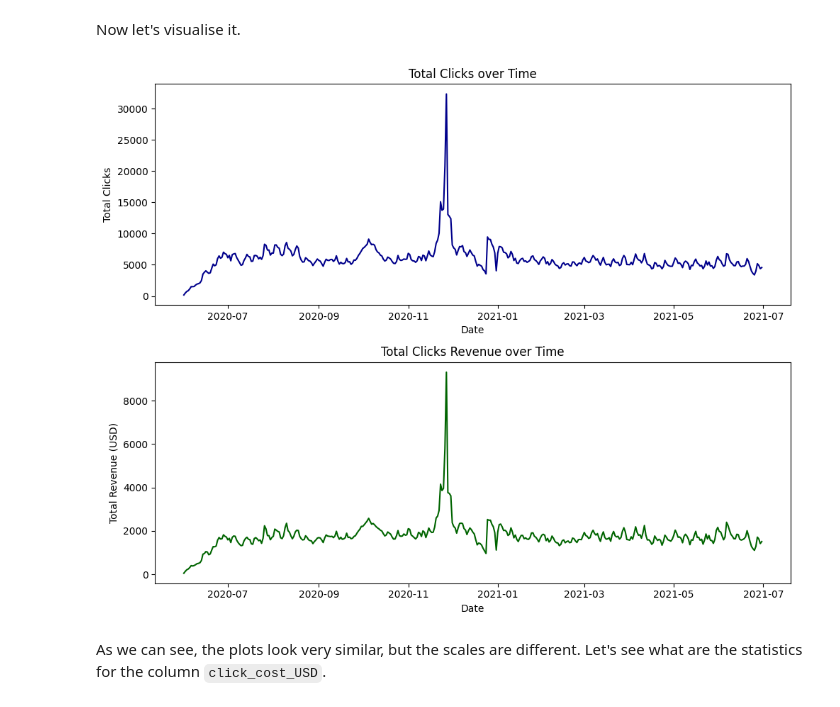
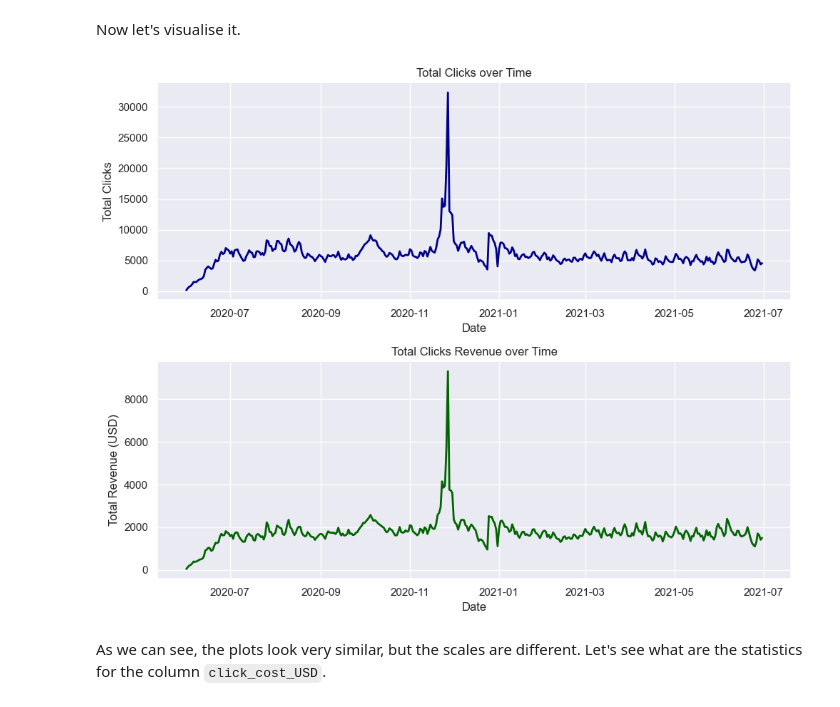
Before and after one commit to 3quetra/portfolio, a Jupyter notebook: swedish_companies_real_cases/Price_Runner_data_analysis/eda_price_runner.ipynb, the cells around one changed output. Drawn from its saved outputs; the diff is of its cells as text; code cells hidden in the pictures.

```diff
--- a/swedish_companies_real_cases/Price_Runner_data_analysis/eda_price_runner.ipynb
+++ b/swedish_companies_real_cases/Price_Runner_data_analysis/eda_price_runner.ipynb
@@ -179,3 +179,6 @@ clicks_summary
 | 17094 | 3200001545 | 208 | 43.1000 | 0.207212 | 0.015578 |
 | 17095 | 3200001546 | 773 | 199.4985 | 0.258083 | 0.135509 |
 17096 rows × 5 columns
+# %%
+sns.despine()
+sns.set(style='darkgrid')
@@ -238,25 +243,25 @@ Now let's visualise it.
 # %%
 def total_clicks_over_time(data):
     fig, axes = plt.subplots(nrows=2, ncols=1, figsize=(10, 8))
 
     # Number of clicks over time
-    sns.lineplot(data=data, x='click_time', y='click_count', ax=axes[0], color='darkblue')
+    sns.lineplot(data=data, x='click_time', y='click_count', ax=axes[0], color='darkblue', linewidth=2)
     axes[0].set_title('Total Clicks over Time')
     axes[0].set_xlabel('Date')
     axes[0].set_ylabel('Total Clicks')
 
     # Revenue in USD over time
-    sns.lineplot(data=data, x='click_time', y='total_click_cost_USD', ax=axes[1], color = 'darkgreen')
+    sns.lineplot(data=data, x='click_time', y='total_click_cost_USD', ax=axes[1], color = 'darkgreen', linewidth=2)
     axes[1].set_title('Total Clicks Revenue over Time')
     axes[1].set_xlabel('Date')
     axes[1].set_ylabel('Total Revenue (USD)')
 
     plt.tight_layout()
     plt.show()
 
 total_clicks_over_time(clicks_over_time)
 # %% [output]
-[figure, old version]
+[figure, new version]
 # %% [markdown]
 As we can see, the plots look very similar, but the scales are different. Let's see what are the statistics for the column `click_cost_USD`.
 # %%
```
Also changed, not shown: parts of 23 cells of this notebook.
